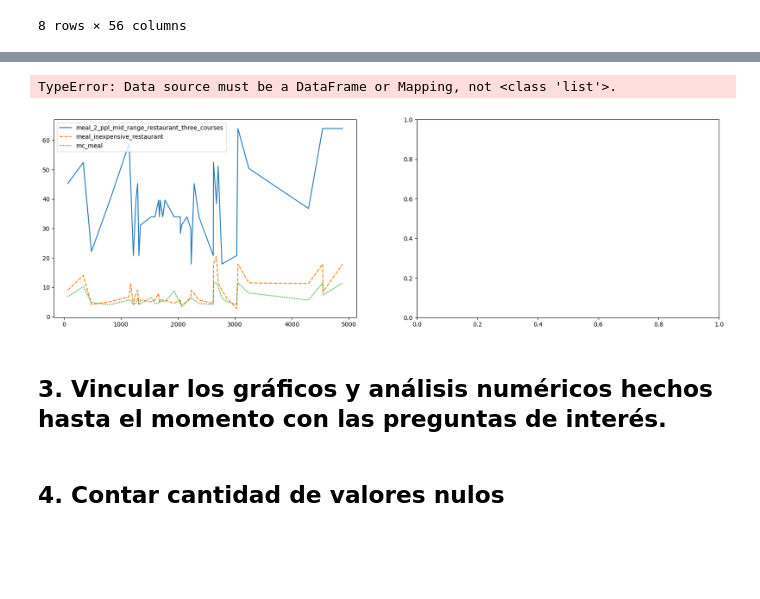
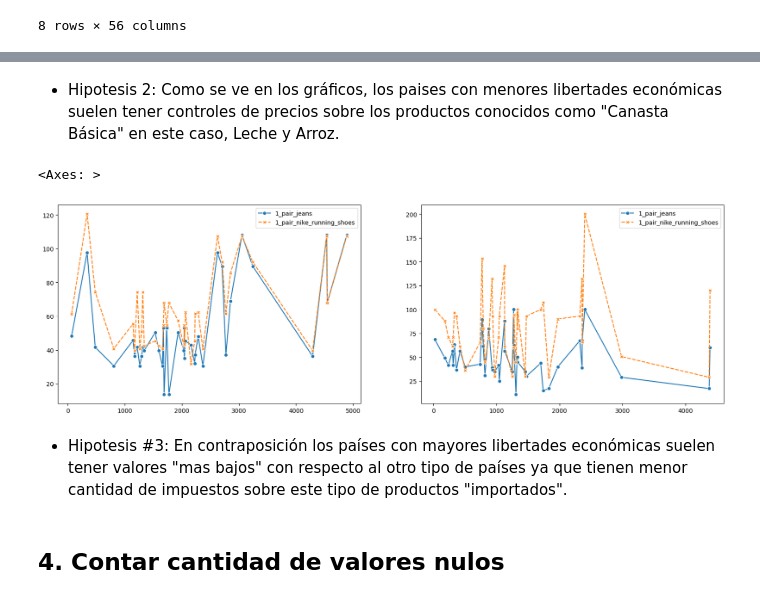
Before and after one commit to mauriciobergallo/coderhouse-data-science-1, a Jupyter notebook: cost_of_living.ipynb, the cells around one changed output, grey strips where cells are left out. Saved outputs shown, nothing was run; the diff lists cells and outputs as text; code cells hidden in the pictures; blank space fills up the shorter version.

```diff
--- a/cost_of_living.ipynb
+++ b/cost_of_living.ipynb
@@ -58,7 +58,7 @@ df_cost_of_living.rename(columns={'x1': 'meal_inexpensive_restaurant',
                           'x7': 'coke_pepsi_033_bottle',
                           'x8': 'water_033_bottle',
                           'x9': 'milk_regular_1',
-                          'x10': 'loaf_withe_bread_500',
+                          'x10': 'loaf_white_bread_500',
                           'x11': 'rice_white_1000',
                           'x12': 'eggs_regular_12',
                           'x13': 'local_cheese_1000',
@@ -131,0 +140,14 @@ df_cost_of_living.describe()
+# %%
+# Obtenemos un subset de paises con mas y menos libertades económicas
+df_countries_more_liberals = df_cost_of_living.query("country == 'Uruguay' | country == 'Chile' | country == 'Paraguay'")
+df_countries_less_liberals = df_cost_of_living.query("country == 'Argentina' | country == 'Venezuela' | country == 'Bolivia'")
+
+# Creamos y comparámos un gráfico de precios de comida
+fig, ax = plt.subplots(1, 2)
+fig.set_size_inches(20, 6)
+
+sns.lineplot([df_countries_more_liberals['meal_inexpensive_restaurant'],
+              df_countries_more_liberals['mc_meal']], ax=ax[0], markers=True)
+
+sns.lineplot([df_countries_less_liberals['meal_inexpensive_restaurant'],
+              df_countries_less_liberals['mc_meal']], ax=ax[1], markers=True)
@@ -132,26 +173,21 @@ df_cost_of_living.describe()
+# %% [markdown]
+- Hipotesis 2: Como se ve en los gráficos, los paises con menores libertades económicas suelen tener controles de precios sobre los productos conocidos como "Canasta Básica" en este caso, Leche y Arroz.
 # %%
-# Creamos un gráfico de sueldos
+# Creamos un gráfico con precios de ropa, para poder comparar
+
 fig, ax = plt.subplots(1, 2)
 fig.set_size_inches(20, 6)
 
-salaries_in_southamerica_countries_rich = df_cost_of_living.query("country == 'Uruguay' | country == 'Chile' | country == 'Paraguay'")
-sns.lineplot([salaries_in_southamerica_countries_rich['meal_2_ppl_mid_range_restaurant_three_courses'],
-              salaries_in_southamerica_countries_rich['meal_inexpensive_restaurant'],
-              salaries_in_southamerica_countries_rich['mc_meal']], ax=ax[0])
+sns.lineplot([df_countries_more_liberals['1_pair_jeans'],
+              df_countries_more_liberals['1_pair_nike_running_shoes']], ax=ax[0], markers=True)
 
-# valores para paises con "poca libertad económica"
-salaries_in_southamerica_countries = df_cost_of_living.query("country == 'Argentina' | country == 'Venezuela' | country == 'Bolivia'")
-sns.lineplot(data=[salaries_in_southamerica_countries['meal_2_ppl_mid_range_restaurant_three_courses'],
-              salaries_in_southamerica_countries['meal_inexpensive_restaurant'],
-              salaries_in_southamerica_countries['mc_meal']], ax=ax[1])
-
-# plt.show()
-# fig.show()
+sns.lineplot([df_countries_less_liberals['1_pair_jeans'],
+              df_countries_less_liberals['1_pair_nike_running_shoes']], ax=ax[1], markers=True)
 # %% [output]
-TypeError: Data source must be a DataFrame or Mapping, not <class 'list'>.
+<Axes: >
-[figure, old version]
+[figure, new version]
-# %% [markdown]
-## 3. Vincular los gráficos y análisis numéricos hechos hasta el momento con las preguntas de interés.
+# %% [markdown]
+- Hipotesis #3: En contraposición los países con mayores libertades económicas suelen tener valores "mas bajos" con respecto al otro tipo de países ya que tienen menor cantidad de impuestos sobre este tipo de productos "importados".
 # %% [markdown]
 ## 4. Contar cantidad de valores nulos
 # %%
```
Also changed, not shown: parts of 6 cells of this notebook.
